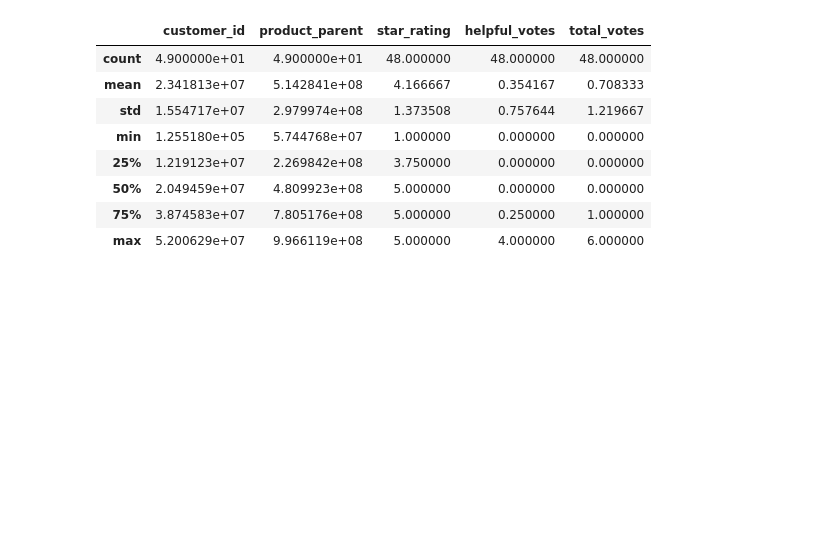
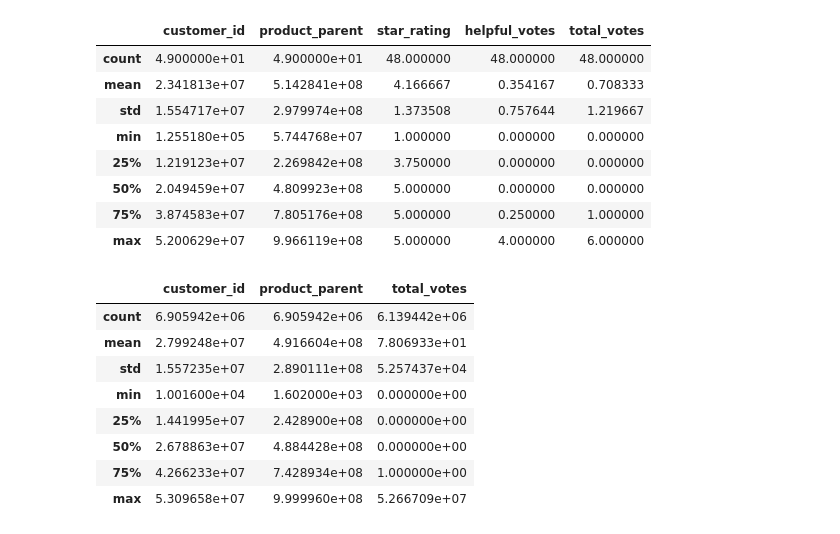
Before and after one commit to rohangoli/CPSC8810_Project, a Jupyter notebook: Intro_Rapids.ipynb, the cells around one changed output. Drawn from its saved outputs; the diff is of its cells as text; code cells hidden in the pictures; blank space fills up the shorter version.

```diff
--- a/Intro_Rapids.ipynb
+++ b/Intro_Rapids.ipynb
@@ -47,0 +50,12 @@ gdf.describe()
+# %%
+gdf.describe()
+# %% [output]
+|  | customer_id | product_parent | total_votes |
+| count | 6.905942e+06 | 6.905942e+06 | 6.139442e+06 |
+| mean | 2.799248e+07 | 4.916604e+08 | 7.806933e+01 |
+| std | 1.557235e+07 | 2.890111e+08 | 5.257437e+04 |
+| min | 1.001600e+04 | 1.602000e+03 | 0.000000e+00 |
+| 25% | 1.441995e+07 | 2.428900e+08 | 0.000000e+00 |
+| 50% | 2.678863e+07 | 4.884428e+08 | 0.000000e+00 |
+| 75% | 4.266233e+07 | 7.428934e+08 | 1.000000e+00 |
+| max | 5.309658e+07 | 9.999960e+08 | 5.266709e+07 |
```
Also changed, not shown: parts of 13 cells of this notebook, 2 other files.
